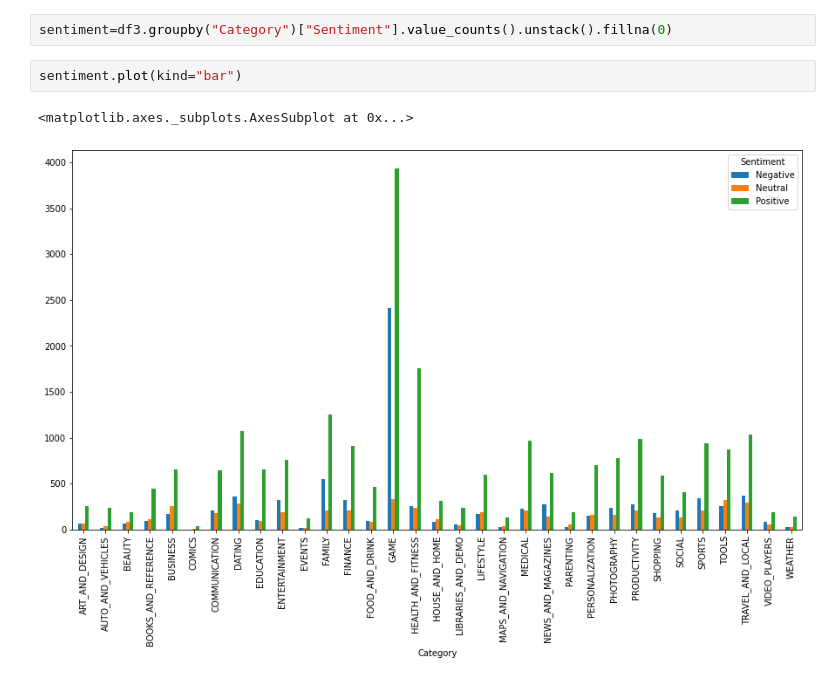
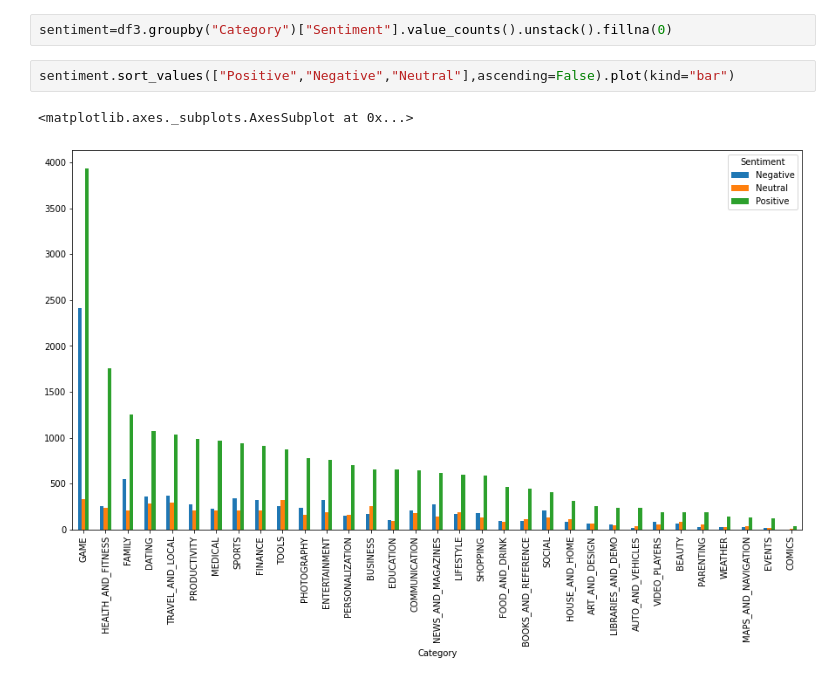
Before and after one commit to AyushSonuu/play-store-app-review-analysis, a Jupyter notebook: Play_Store_App_Review_Analysis_Capstone_Project.ipynb, the cells around one changed output. Drawn from its saved outputs; the diff is of its cells as text.

```diff
--- a/Play_Store_App_Review_Analysis_Capstone_Project.ipynb
+++ b/Play_Store_App_Review_Analysis_Capstone_Project.ipynb
@@ -912,7 +906,7 @@ plt.show()
 # %%
 sentiment=df3.groupby("Category")["Sentiment"].value_counts().unstack().fillna(0)
 # %%
-sentiment.plot(kind="bar")
+sentiment.sort_values(["Positive","Negative","Neutral"],ascending=False).plot(kind="bar")
 # %% [output]
 <matplotlib.axes._subplots.AxesSubplot at 0x...>
-[figure, old version]
+[figure, new version]
```
Also changed, not shown: parts of 1 cell of this notebook.
